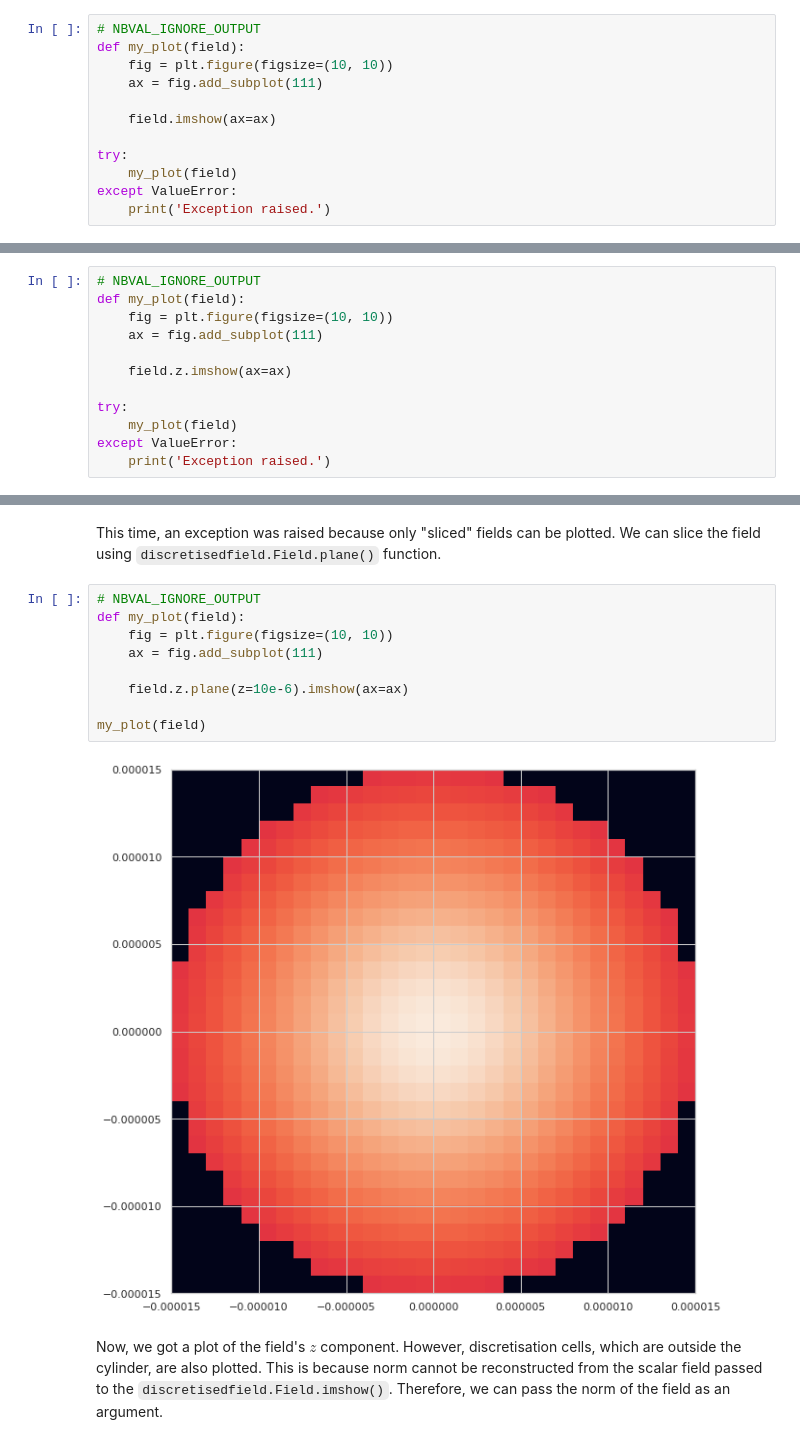
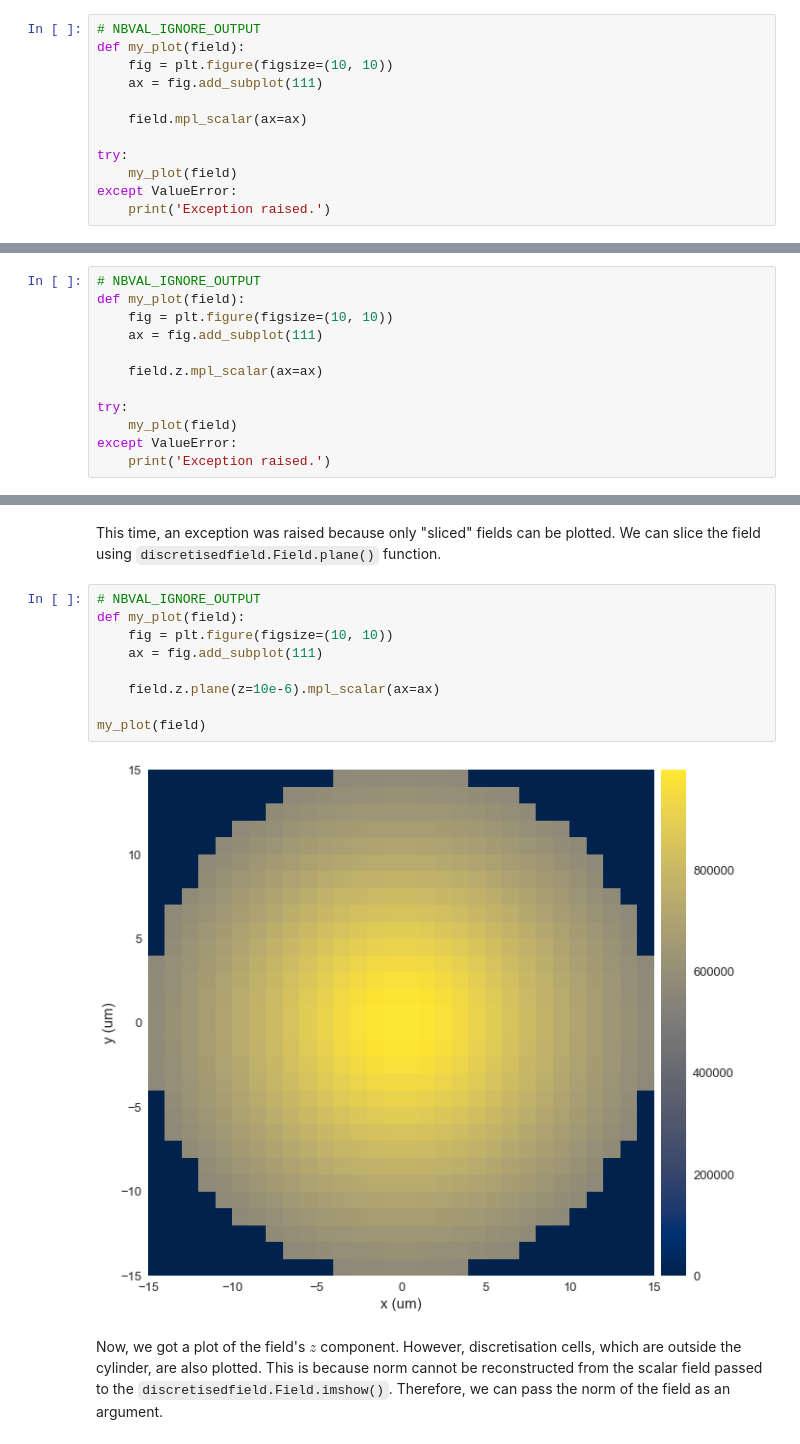
Before and after one commit to ubermag/discretisedfield, a Jupyter notebook: docs/ipynb/09-tutorial-matplotlib-visualisation.ipynb, the cells around one changed output, grey strips where cells are left out. Cells and saved outputs as stored; diff of their text form.

```diff
--- a/docs/ipynb/09-tutorial-matplotlib-visualisation.ipynb
+++ b/docs/ipynb/09-tutorial-matplotlib-visualisation.ipynb
@@ -112,7 +112,7 @@ def my_plot(field):
     fig = plt.figure(figsize=(10, 10))
     ax = fig.add_subplot(111)
 
-    field.imshow(ax=ax)
+    field.mpl_scalar(ax=ax)
 
 try:
     my_plot(field)
@@ -129,7 +129,7 @@ def my_plot(field):
     fig = plt.figure(figsize=(10, 10))
     ax = fig.add_subplot(111)
 
-    field.z.imshow(ax=ax)
+    field.z.mpl_scalar(ax=ax)
 
 try:
     my_plot(field)
@@ -143,14 +143,14 @@ This time, an exception was raised because only "sliced" fields can be plotted.
 # %%
 # NBVAL_IGNORE_OUTPUT
 def my_plot(field):
     fig = plt.figure(figsize=(10, 10))
     ax = fig.add_subplot(111)
 
-    field.z.plane(z=10e-6).imshow(ax=ax)
+    field.z.plane(z=10e-6).mpl_scalar(ax=ax)
 
 my_plot(field)
 # %% [output]
-[figure, old version]
+[figure, new version]
 # %% [markdown]
 Now, we got a plot of the field's $z$ component. However, discretisation cells, which are outside the cylinder, are also plotted. This is because norm cannot be reconstructed from the scalar field passed to the `discretisedfield.Field.imshow()`. Therefore, we can pass the norm of the field as an argument.
 # %%
```
Also changed, not shown: parts of 14 cells of this notebook.
